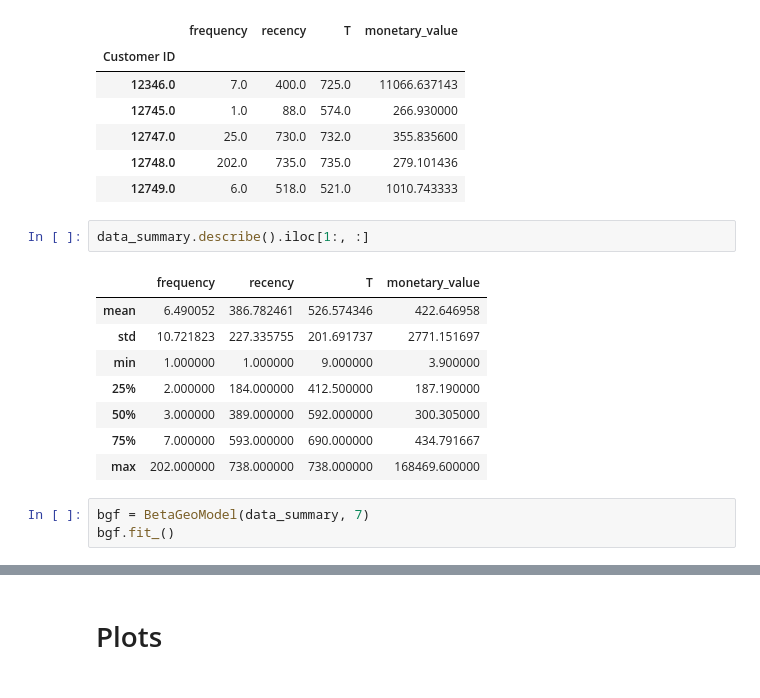
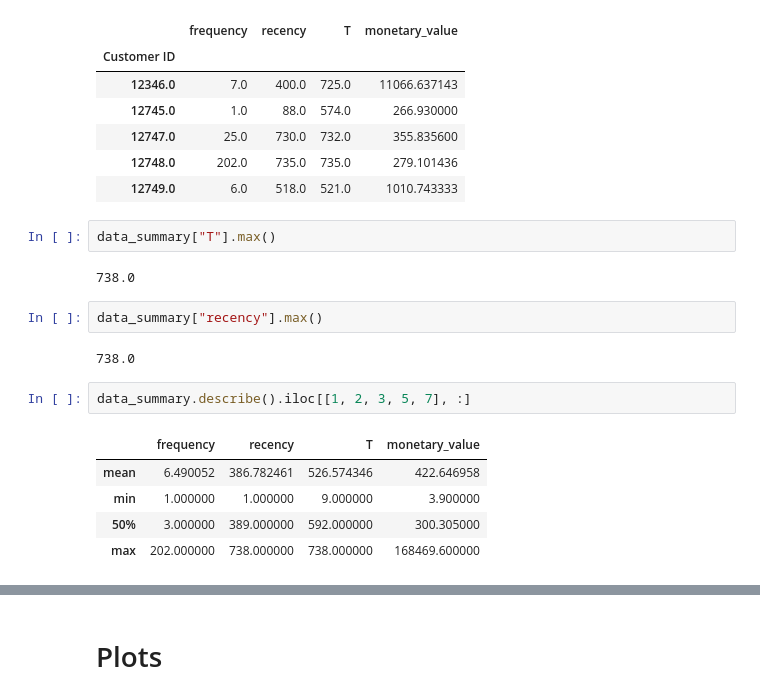
Before and after one commit to konkinit/ltv_analysis, a Jupyter notebook: notebooks/draft.ipynb, the cells around one changed output, grey strips where cells are left out. Drawn from its saved outputs; the diff is of its cells as text.

```diff
--- a/notebooks/draft.ipynb
+++ b/notebooks/draft.ipynb
@@ -60,17 +51,19 @@ data_summary.head()
 | 12747.0 | 25.0 | 730.0 | 732.0 | 355.835600 |
 | 12748.0 | 202.0 | 735.0 | 735.0 | 279.101436 |
 | 12749.0 | 6.0 | 518.0 | 521.0 | 1010.743333 |
+# %%
+data_summary["T"].max()
+# %% [output]
+738.0
+# %%
+data_summary["recency"].max()
+# %% [output]
+738.0
 # %%
-data_summary.describe().iloc[1:, :]
+data_summary.describe().iloc[[1, 2, 3, 5, 7], :]
 # %% [output]
 |  | frequency | recency | T | monetary_value |
 | mean | 6.490052 | 386.782461 | 526.574346 | 422.646958 |
-| std | 10.721823 | 227.335755 | 201.691737 | 2771.151697 |
 | min | 1.000000 | 1.000000 | 9.000000 | 3.900000 |
-| 25% | 2.000000 | 184.000000 | 412.500000 | 187.190000 |
 | 50% | 3.000000 | 389.000000 | 592.000000 | 300.305000 |
-| 75% | 7.000000 | 593.000000 | 690.000000 | 434.791667 |
 | max | 202.000000 | 738.000000 | 738.000000 | 168469.600000 |
-# %%
-bgf = BetaGeoModel(data_summary, 7)
-bgf.fit_()
```
Also changed, not shown: parts of 25 cells of this notebook, 10 other files.
